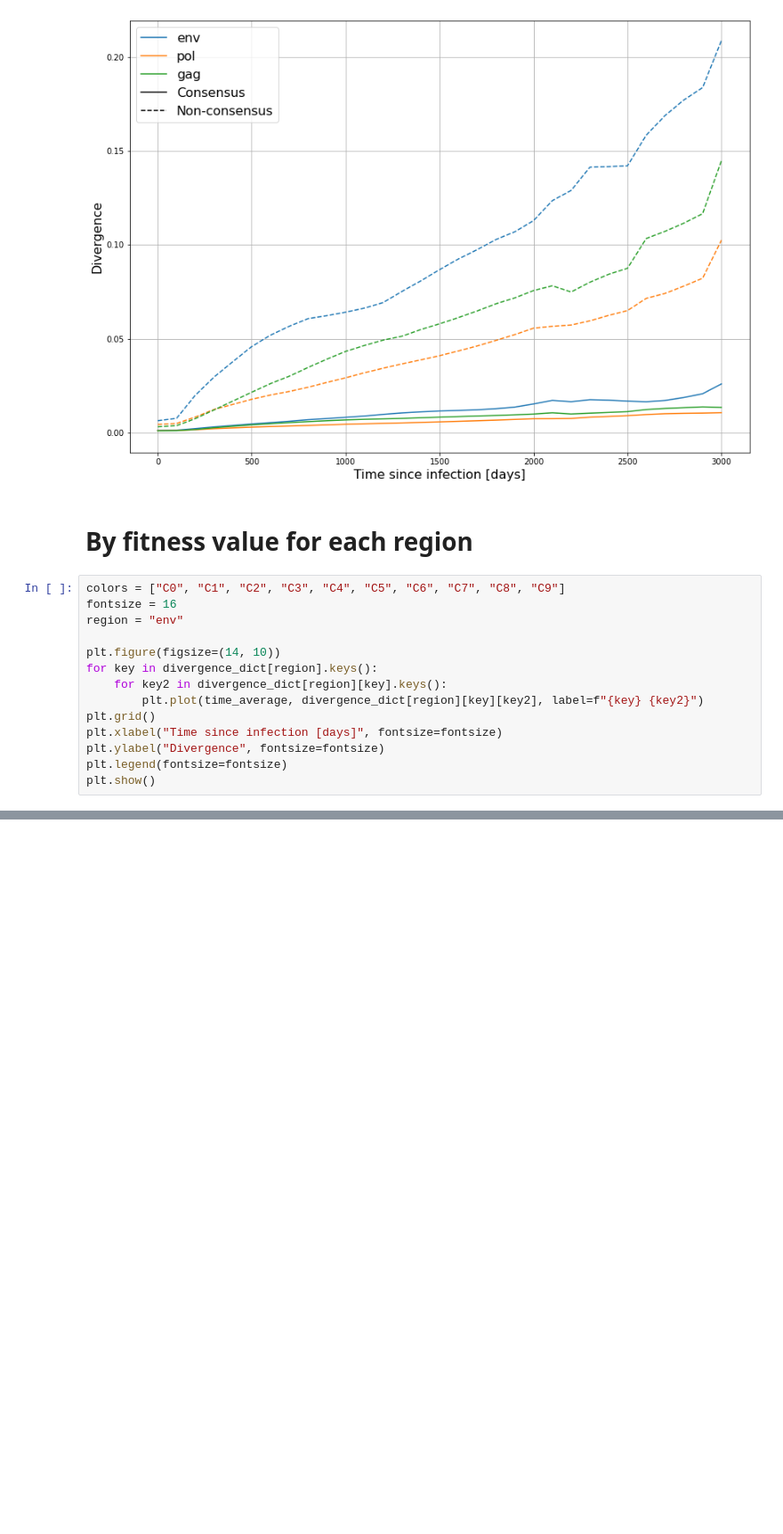
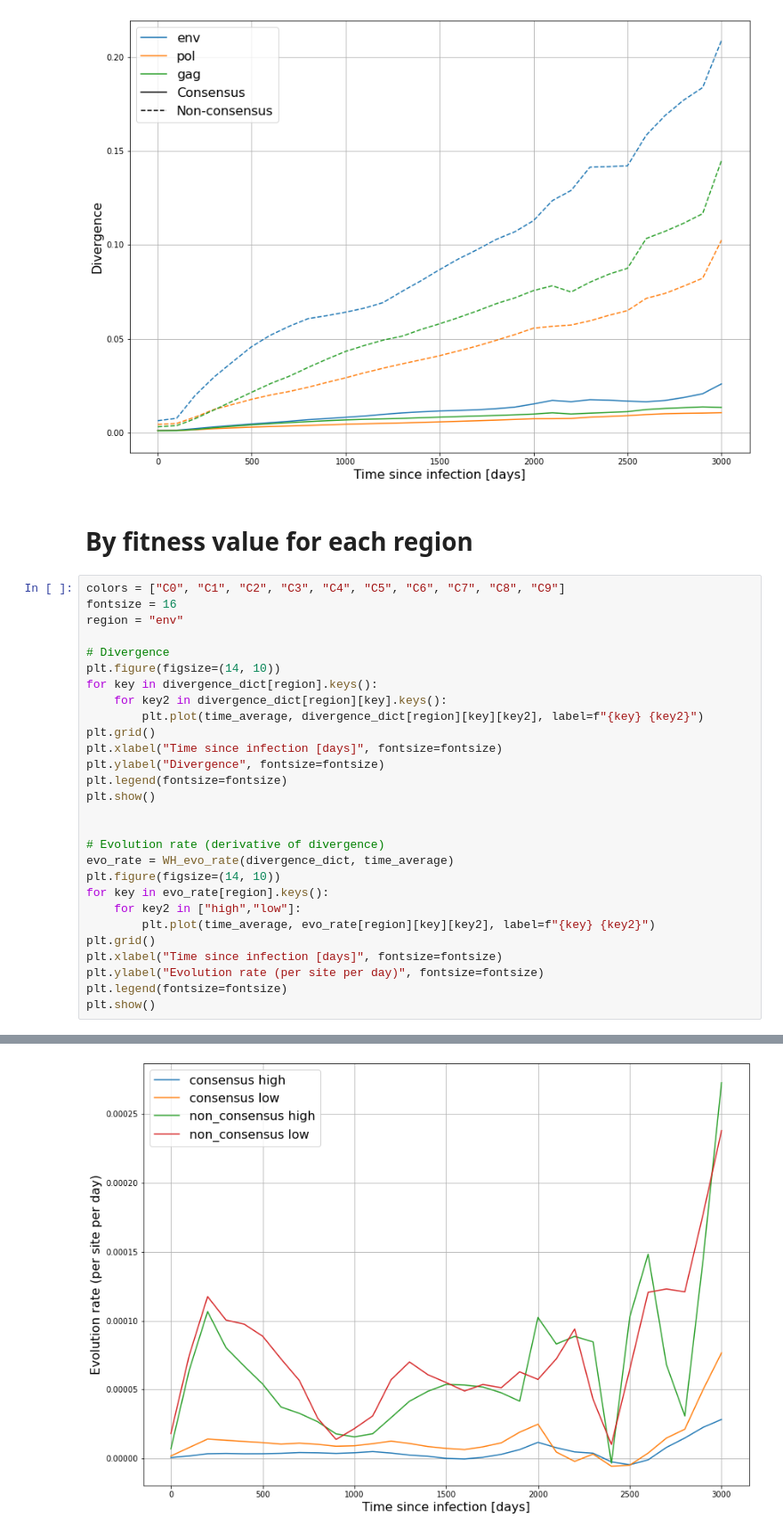
Before and after one commit to neherlab/HIVEVO_recombination, a Jupyter notebook: notebooks/paper_draft/new_divergence.ipynb, the cells around one changed output, grey strips where cells are left out. Shown at 89% size. Drawn from its saved outputs; the diff is of its cells as text; blank space fills up the shorter version.

Commit message:
Computed evolution rates for the different categories

```diff
--- a/notebooks/paper_draft/new_divergence.ipynb
+++ b/notebooks/paper_draft/new_divergence.ipynb
@@ -34,19 +34,34 @@ plt.show()
 # %%
 colors = ["C0", "C1", "C2", "C3", "C4", "C5", "C6", "C7", "C8", "C9"]
 fontsize = 16
 region = "env"
 
+# Divergence
 plt.figure(figsize=(14, 10))
 for key in divergence_dict[region].keys():
     for key2 in divergence_dict[region][key].keys():
         plt.plot(time_average, divergence_dict[region][key][key2], label=f"{key} {key2}")
 plt.grid()
 plt.xlabel("Time since infection [days]", fontsize=fontsize)
 plt.ylabel("Divergence", fontsize=fontsize)
 plt.legend(fontsize=fontsize)
 plt.show()
+
+
+# Evolution rate (derivative of divergence)
+evo_rate = WH_evo_rate(divergence_dict, time_average)
+plt.figure(figsize=(14, 10))
+for key in evo_rate[region].keys():
+    for key2 in ["high","low"]:
+        plt.plot(time_average, evo_rate[region][key][key2], label=f"{key} {key2}")
+plt.grid()
+plt.xlabel("Time since infection [days]", fontsize=fontsize)
+plt.ylabel("Evolution rate (per site per day)", fontsize=fontsize)
+plt.legend(fontsize=fontsize)
+plt.show()
 # %% [output]
 [figure]
+[figure, added]
 # %%
 colors = ["C0", "C1", "C2", "C3", "C4", "C5", "C6", "C7", "C8", "C9"]
 fontsize = 16
```
Also changed, not shown: parts of 3 cells of this notebook, 1 other file.
